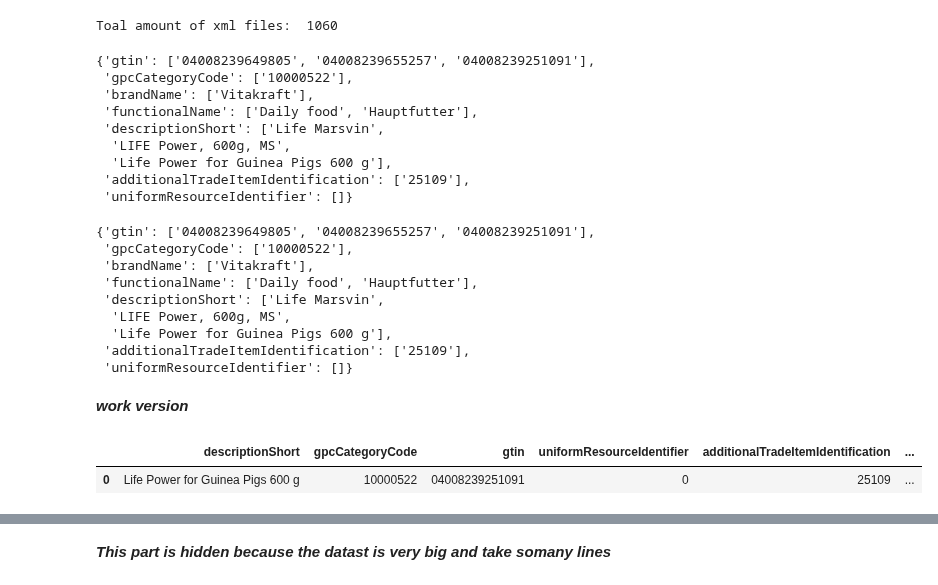
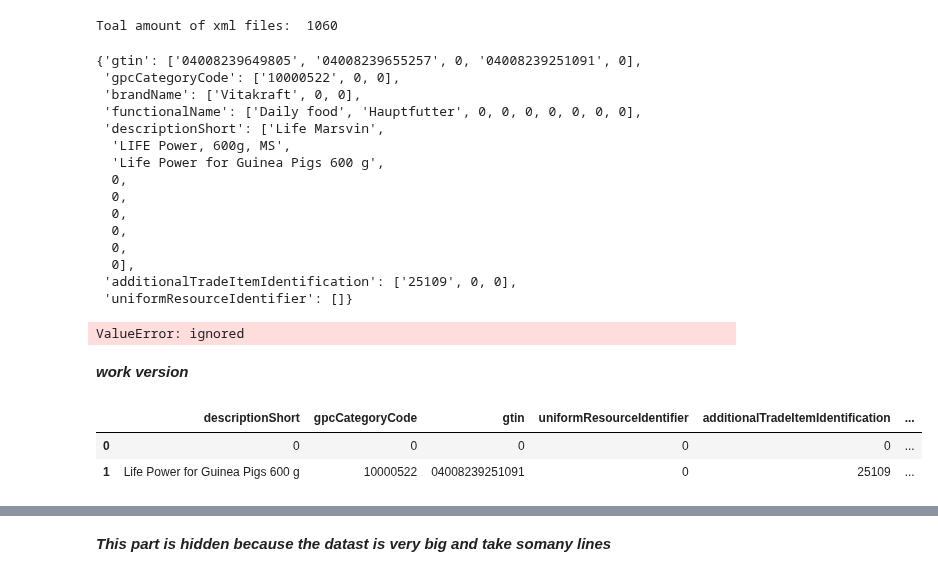
Before and after one commit to mrchapagain/ConsumerDataAnalytics, a Jupyter notebook: Data_Exploration.ipynb, the cells around one changed output, grey strips where cells are left out. Saved outputs shown, nothing was run; the diff lists cells and outputs as text; code cells hidden in the pictures.

```diff
--- a/Data_Exploration.ipynb
+++ b/Data_Exploration.ipynb
@@ -266,6 +266,8 @@ def gs1_xml_reader(file):
     for item in root.iter(list_item):
       if item.text not in dit[list_item]:
         dit[list_item].append(item.text)
+      else:
+        dit[list_item].append(0)
 
 
   # Lets see what we have collected from the loop
@@ -275,14 +277,20 @@ def gs1_xml_reader(file):
 
 gs1_xml_reader(xmls[1])
 # %% [output]
-{'gtin': ['04008239649805', '04008239655257', '04008239251091'],
- 'gpcCategoryCode': ['10000522'],
- 'brandName': ['Vitakraft'],
- 'functionalName': ['Daily food', 'Hauptfutter'],
+{'gtin': ['04008239649805', '04008239655257', 0, '04008239251091', 0],
+ 'gpcCategoryCode': ['10000522', 0, 0],
+ 'brandName': ['Vitakraft', 0, 0],
+ 'functionalName': ['Daily food', 'Hauptfutter', 0, 0, 0, 0, 0, 0, 0],
  'descriptionShort': ['Life Marsvin',
   'LIFE Power, 600g, MS',
-  'Life Power for Guinea Pigs 600 g'],
- 'additionalTradeItemIdentification': ['25109'],
+  'Life Power for Guinea Pigs 600 g',
+  0,
+  0,
+  0,
+  0,
+  0,
+  0],
+ 'additionalTradeItemIdentification': ['25109', 0, 0],
  'uniformResourceIdentifier': []}
 # %%
 data=gs1_xml_reader(xmls[1])
@@ -291,46 +299,41 @@ data
 df_xml= pd.DataFrame.from_dict(data)
 df_xml
 # %% [output]
-{'gtin': ['04008239649805', '04008239655257', '04008239251091'],
- 'gpcCategoryCode': ['10000522'],
- 'brandName': ['Vitakraft'],
- 'functionalName': ['Daily food', 'Hauptfutter'],
- 'descriptionShort': ['Life Marsvin',
-  'LIFE Power, 600g, MS',
-  'Life Power for Guinea Pigs 600 g'],
- 'additionalTradeItemIdentification': ['25109'],
- 'uniformResourceIdentifier': []}
+ValueError: ignored
 # %% [markdown]
 ***work version***
 # %%
 # Funccction tot xtract data from xml files
 def gs1_xml_reader(file):
   """This function will take xml file eand return GTIN and Brick code as key:value pair"""
   tree = ET.parse(file)
   root = tree.getroot()
   keys_of_items_to_find= {"gtin", "gpcCategoryCode", "brandName", 'functionalName', 'descriptionShort', "additionalTradeItemIdentification", "uniformResourceIdentifier"}
 
   #Lets start the dictionary to collecct items
-  dit= dict([(key,[0]) for key in keys_of_items_to_find])
+  dit= dict([(key,[0,0]) for key in keys_of_items_to_find])
   df_xml= pd.DataFrame.from_dict(dit)
 
   # Loop over the tags that make sense (from list above)
   for list_item in keys_of_items_to_find:
     # Again  looping to get the text value
     for item in root.iter(list_item):
       if item.text not in df_xml[list_item][:]:
         #dit[list_item].append(item.text)
         df_xml[list_item].iloc[-1:]= item.text
+      else:
+        df_xml[list_item].iloc[-1:]= 0
 
   # Lets see what we have collected from the loop
 
   return df_xml
   #return dit
 
 gs1_xml_reader(xmls[1])
 # %% [output]
 |  | descriptionShort | gpcCategoryCode | gtin | uniformResourceIdentifier | additionalTradeItemIdentification | ... |
-| 0 | Life Power for Guinea Pigs 600 g | 10000522 | 04008239251091 | 0 | 25109 | ... |
+| 0 | 0 | 0 | 0 | 0 | 0 | ... |
+| 1 | Life Power for Guinea Pigs 600 g | 10000522 | 04008239251091 | 0 | 25109 | ... |
 # %%
 # Lets loop over all the files and extract the GTIN code and associated Brick-codes
 
```
